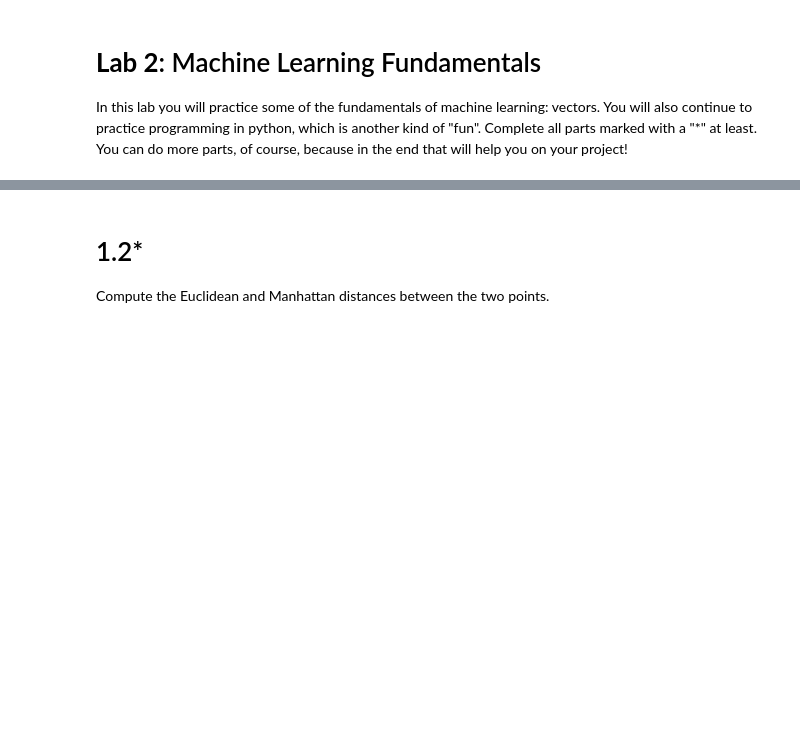
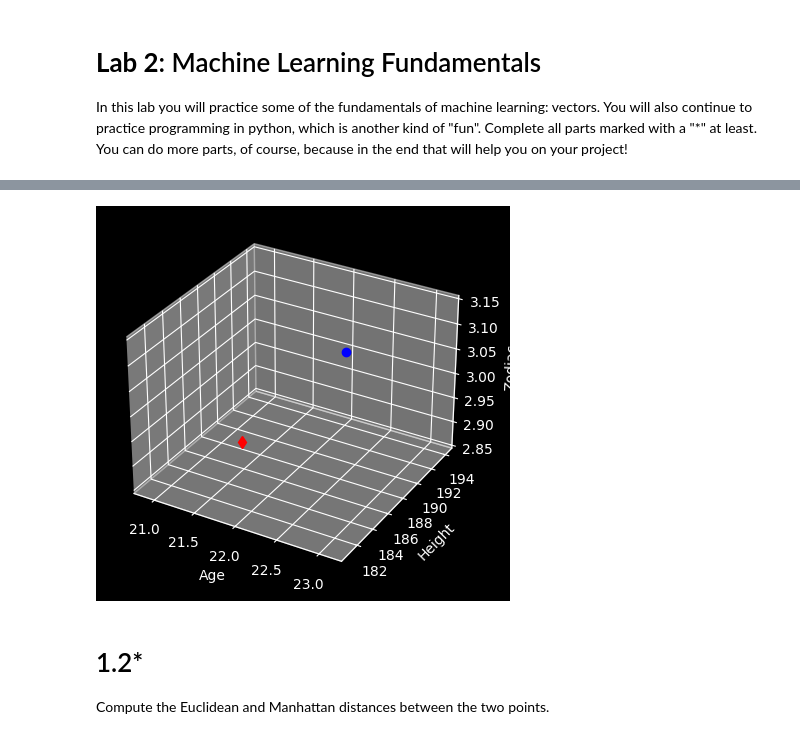
Before and after one commit to noa-bit/dm1590-labs, a Jupyter notebook: lab-2/DM1590_Lab2.ipynb, the cells around one changed output, grey strips where cells are left out. Drawn from its saved outputs; the diff is of its cells as text; code cells hidden in the pictures; blank space fills up the shorter version.

```diff
--- a/lab-2/DM1590_Lab2.ipynb
+++ b/lab-2/DM1590_Lab2.ipynb
@@ -16,3 +11,25 @@ Build two vectors that numerically describe you and your lab partner. Make the t
+# %%
+# see mpl_toolkits.mplot3d, in particular Axes3D
+# add your code below
+import matplotlib.pyplot as plt
+import numpy as np
+
+noa = np.array([22, 181, 3])
+erk = np.array([22, 194, 3])
+
+fig = plt.figure()
+ax = fig.add_subplot(111, projection='3d')
+
+ax.plot(*noa, 'rd')
+ax.plot(*erk, 'bo')
+
+ax.set_xlabel('Age')
+ax.set_ylabel('Height')
+ax.set_zlabel('Zodiac')
+
+plt.show()
+# %% [output]
+[figure, added]
 # %% [markdown]
 # 1.2*
 Compute the Euclidean and Manhattan distances between the two points.
```
Also changed, not shown: parts of 10 cells of this notebook, 1 other file.
